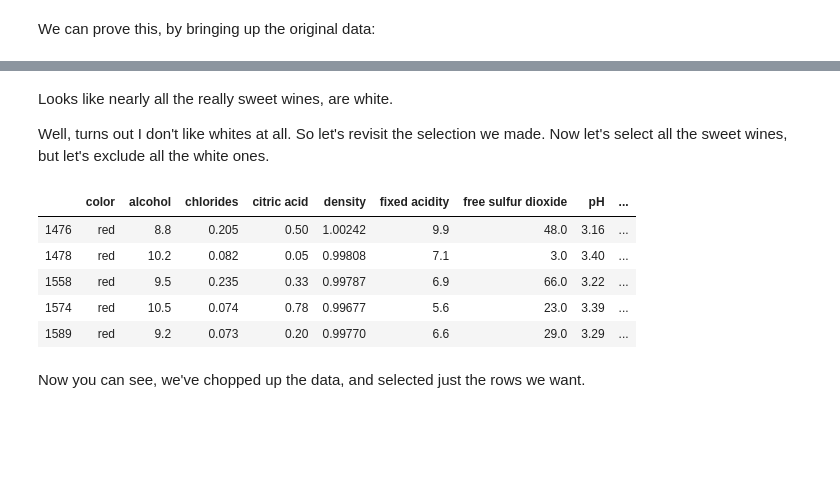
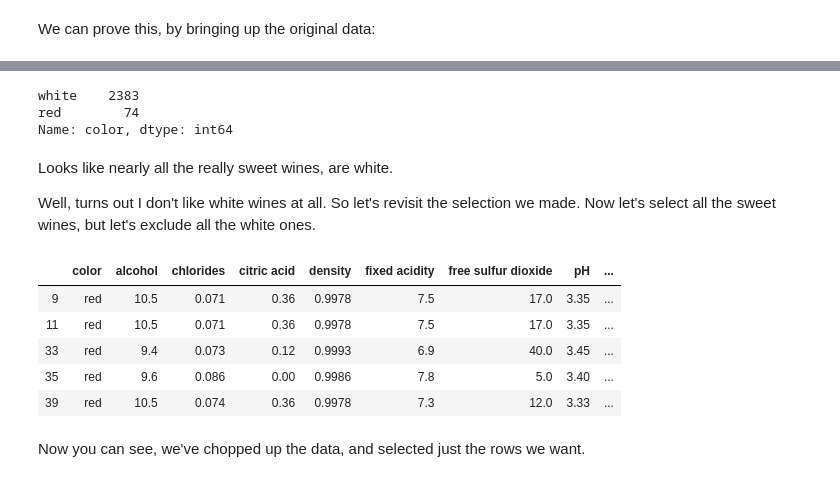
Before and after one commit to ZipCodeCore/DataEngineering.Labs.Libraries, a Jupyter notebook: Pandas - Part 2 (column munging, selections)/Pandas Basics - Pt. 2.ipynb, the cells around one changed output, grey strips where cells are left out. Cells and saved outputs as stored; diff of their text form; code cells hidden in the pictures; blank space fills up the shorter version.

```diff
--- a/Pandas - Part 2 (column munging, selections)/Pandas Basics - Pt. 2.ipynb
+++ b/Pandas - Part 2 (column munging, selections)/Pandas Basics - Pt. 2.ipynb
@@ -151,4 +161,12 @@ Name: color, dtype: int64
+# %%
+#display the number of wines of each color in the new dataset
+
+high_sugar_wines.color.value_counts()
+# %% [output]
+white    2383
+red        74
+Name: color, dtype: int64
 # %% [markdown]
 Looks like nearly all the really sweet wines, are white.
 
-Well, turns out I don't like whites at all. So let's revisit the selection we made. Now let's select all the sweet wines, but let's exclude all the white ones.
+Well, turns out I don't like white wines at all. So let's revisit the selection we made. Now let's select all the sweet wines, but let's exclude all the white ones.
@@ -157,9 +172,0 @@ high_sugar_wines = high_sugar_wines[high_sugar_wines.color !='white']
-# %%
-high_sugar_wines.tail()
-# %% [output]
-|  | color | alcohol | chlorides | citric acid | density | fixed acidity | free sulfur dioxide | pH | ... |
-| 1476 | red | 8.8 | 0.205 | 0.50 | 1.00242 | 9.9 | 48.0 | 3.16 | ... |
-| 1478 | red | 10.2 | 0.082 | 0.05 | 0.99808 | 7.1 | 3.0 | 3.40 | ... |
-| 1558 | red | 9.5 | 0.235 | 0.33 | 0.99787 | 6.9 | 66.0 | 3.22 | ... |
-| 1574 | red | 10.5 | 0.074 | 0.78 | 0.99677 | 5.6 | 23.0 | 3.39 | ... |
-| 1589 | red | 9.2 | 0.073 | 0.20 | 0.99770 | 6.6 | 29.0 | 3.29 | ... |
@@ -166,2 +177,13 @@ high_sugar_wines.tail()
+# %%
+#take a look at the first few rows
+
+high_sugar_wines.head()
+# %% [output]
+|  | color | alcohol | chlorides | citric acid | density | fixed acidity | free sulfur dioxide | pH | ... |
+| 9 | red | 10.5 | 0.071 | 0.36 | 0.9978 | 7.5 | 17.0 | 3.35 | ... |
+| 11 | red | 10.5 | 0.071 | 0.36 | 0.9978 | 7.5 | 17.0 | 3.35 | ... |
+| 33 | red | 9.4 | 0.073 | 0.12 | 0.9993 | 6.9 | 40.0 | 3.45 | ... |
+| 35 | red | 9.6 | 0.086 | 0.00 | 0.9986 | 7.8 | 5.0 | 3.40 | ... |
+| 39 | red | 10.5 | 0.074 | 0.36 | 0.9978 | 7.3 | 12.0 | 3.33 | ... |
 # %% [markdown]
 Now you can see, we've chopped up the data, and selected just the rows we want.
```
Also changed, not shown: parts of 28 cells of this notebook.
